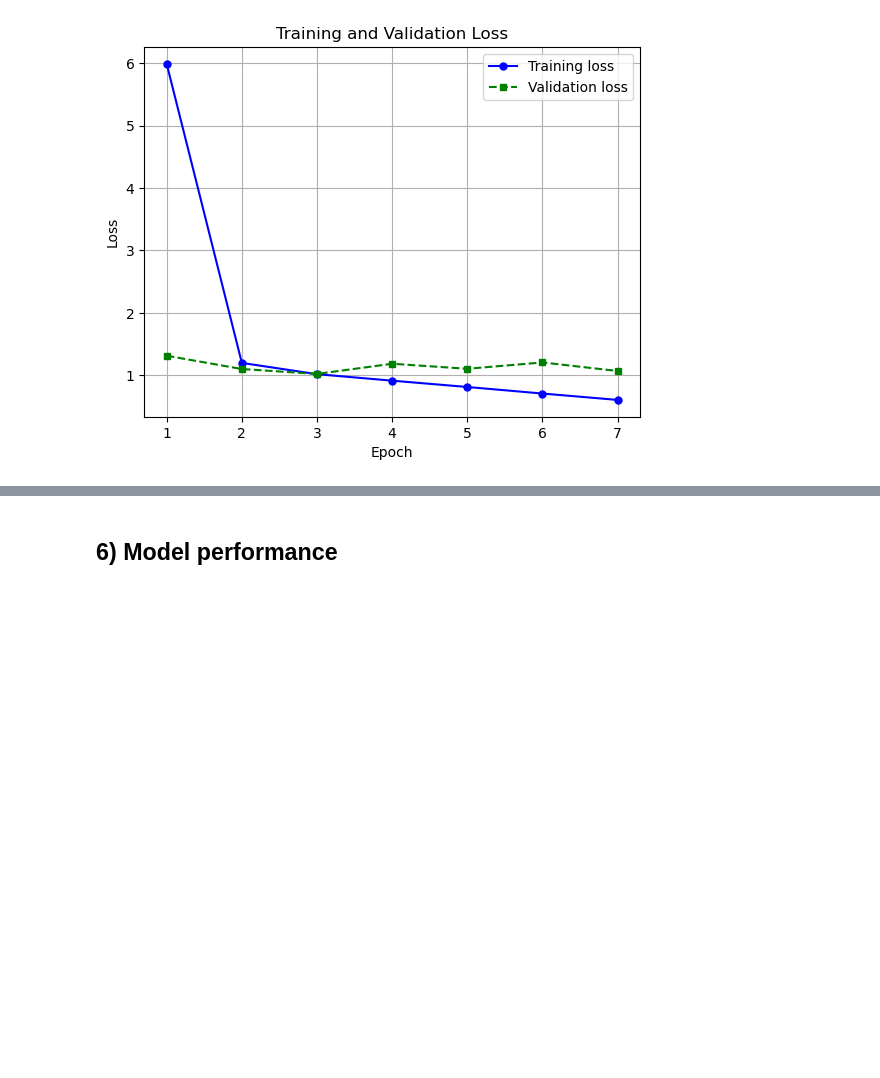
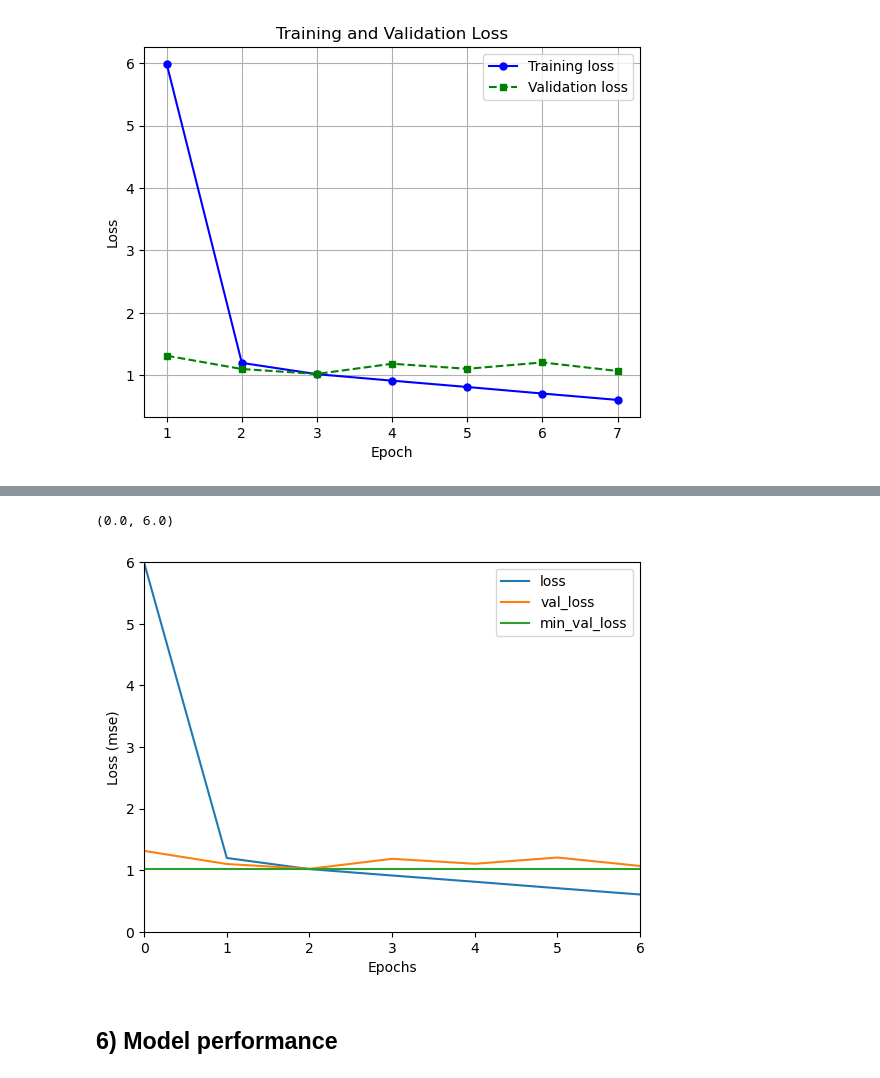
Before and after one commit to BredaUniversityADSAI/2022-23c-1fcmgt-reg-ai-01-SterreWalta220759, a Jupyter notebook: Responsible_AI/Creative-Brief-CNN.ipynb, the cells around one changed output, grey strips where cells are left out. Saved outputs shown, nothing was run; the diff lists cells and outputs as text; code cells hidden in the pictures; blank space fills up the shorter version.

```diff
--- a/Responsible_AI/Creative-Brief-CNN.ipynb
+++ b/Responsible_AI/Creative-Brief-CNN.ipynb
@@ -271,3 +281,22 @@ plt.show()
+# %%
+epoch_limits = [0, 6]
+loss_limits = [0, 6]
+plt.figure(dpi=100)
+plt.xlabel('Epochs')
+plt.ylabel('Loss (mse)')
+plt.plot(history.history['loss'], label='loss')
+plt.plot(history.history['val_loss'], label='val_loss')
+plt.plot(
+    epoch_limits,
+    [np.min(history.history['val_loss']), np.min(history.history['val_loss'])],
+    label='min_val_loss')
+plt.legend()
+
+plt.ylim(loss_limits)
+plt.xlim(epoch_limits)
+# %% [output]
+(0.0, 6.0)
+[figure, added]
 # %% [markdown]
 ## 6) Model performance
 # %% [markdown]
```
Also changed, not shown: parts of 2 cells of this notebook, 2 other files.
